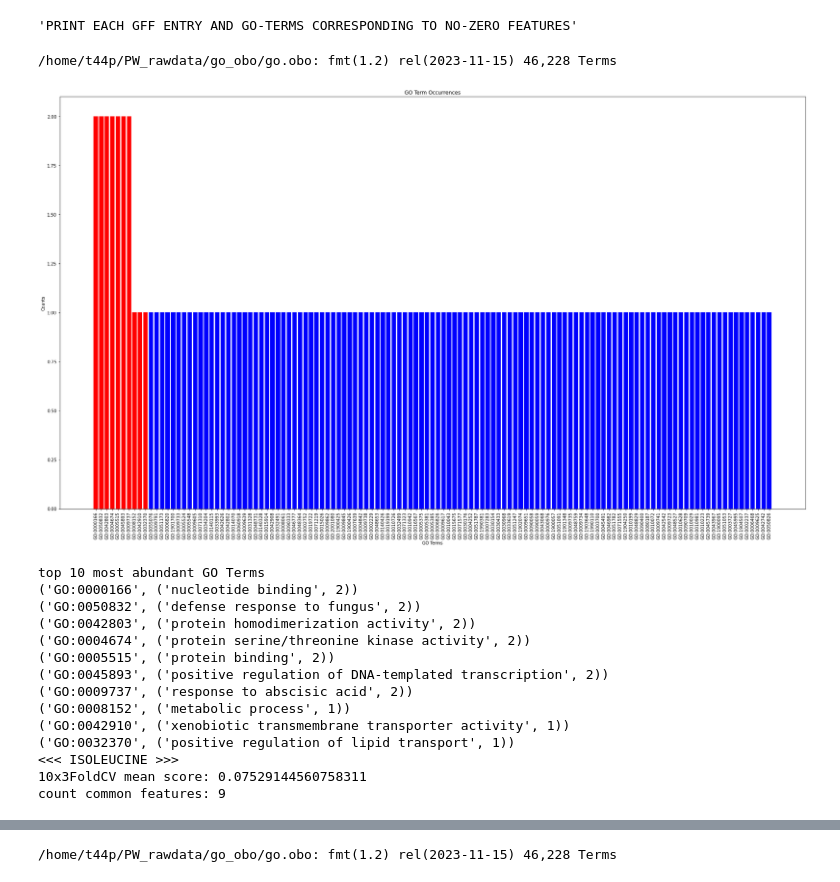
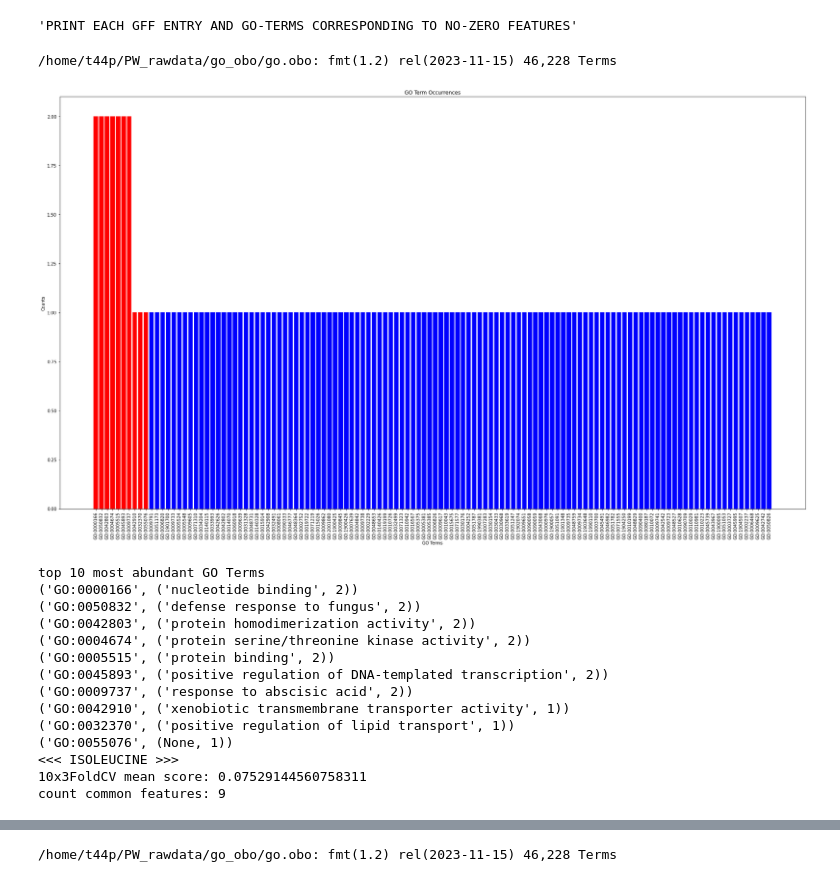
Before and after one commit to Yawkward/x.elegans, a Jupyter notebook: xelegans_analy_lasso.ipynb, the cells around one changed output, grey strips where cells are left out. Cells and saved outputs as stored; diff of their text form; code cells hidden in the pictures.

```diff
--- a/xelegans_analy_lasso.ipynb
+++ b/xelegans_analy_lasso.ipynb
@@ -338,30 +287,28 @@ count common features: 18
 # %%
 with open("./models/10xKfold/isoleucine_nXcv.json", 'r') as file:
     isoleucine_nXcv = json.load(file)
 #isoleucine_nXcv_matched, isoleucine_goids, isoleucine_term_count, isoleucine_goea = matchgff2(isoleucine_nXcv['common_features'], goea=True) #['biological_process', 'molecular_function', 'cellular_component']
-isoleucine_nXcv_matched, isoleucine_goids, isoleucine_term_count = matchgff2(isoleucine_nXcv['common_features'], namespace=['biological_process', 'molecular_function'], goea=False)
+isoleucine_nXcv_matched, isoleucine_goids, isoleucine_term_count = matchgff2(isoleucine_nXcv['common_features'], namespace=['biological_process', 'molecular_function'], depth_threshold=2, goea=False)
+plot_go_terms(isoleucine_term_count, top_n=10)
+print("<<< ISOLEUCINE >>>")
+print(f"10x3FoldCV mean score: {np.mean(isoleucine_nXcv['mean_scores'])} \ncount common features: {len(isoleucine_nXcv['common_features'])}")
 # %% [output]
 /home/t44p/PW_rawdata/go_obo/go.obo: fmt(1.2) rel(2023-11-15) 46,228 Terms
+[figure, added]
+top 10 most abundant GO Terms
+('GO:0000166', ('nucleotide binding', 2))
+('GO:0050832', ('defense response to fungus', 2))
+('GO:0042803', ('protein homodimerization activity', 2))
+('GO:0004674', ('protein serine/threonine kinase activity', 2))
+('GO:0005515', ('protein binding', 2))
+('GO:0045893', ('positive regulation of DNA-templated transcription', 2))
+('GO:0009737', ('response to abscisic acid', 2))
+('GO:0042910', ('xenobiotic transmembrane transporter activity', 1))
+('GO:0032370', ('positive regulation of lipid transport', 1))
+('GO:0055076', (None, 1))
+<<< ISOLEUCINE >>>
+10x3FoldCV mean score: 0.07529144560758311
+count common features: 9
-# %%
-plot_go_terms(isoleucine_term_count, top_n=10)
-print("<<< ISOLEUCINE >>>")
-print(f"10x3FoldCV mean score: {np.mean(isoleucine_nXcv['mean_scores'])} \ncount common features: {len(isoleucine_nXcv['common_features'])}")
-# %% [output]
-[figure, removed]
-top 10 most abundant GO Terms
-('GO:0000166', ('nucleotide binding', 2))
-('GO:0050832', ('defense response to fungus', 2))
-('GO:0042803', ('protein homodimerization activity', 2))
-('GO:0004674', ('protein serine/threonine kinase activity', 2))
-('GO:0005515', ('protein binding', 2))
-('GO:0045893', ('positive regulation of DNA-templated transcription', 2))
-('GO:0009737', ('response to abscisic acid', 2))
-('GO:0008152', ('metabolic process', 1))
-('GO:0042910', ('xenobiotic transmembrane transporter activity', 1))
-('GO:0032370', ('positive regulation of lipid transport', 1))
-<<< ISOLEUCINE >>>
-10x3FoldCV mean score: 0.07529144560758311
-count common features: 9
 # %%
 with open("./models/10xKfold/leucine_nXcv.json", 'r') as file:
     leucine_nXcv = json.load(file)
```
Also changed, not shown: parts of 14 cells of this notebook.
